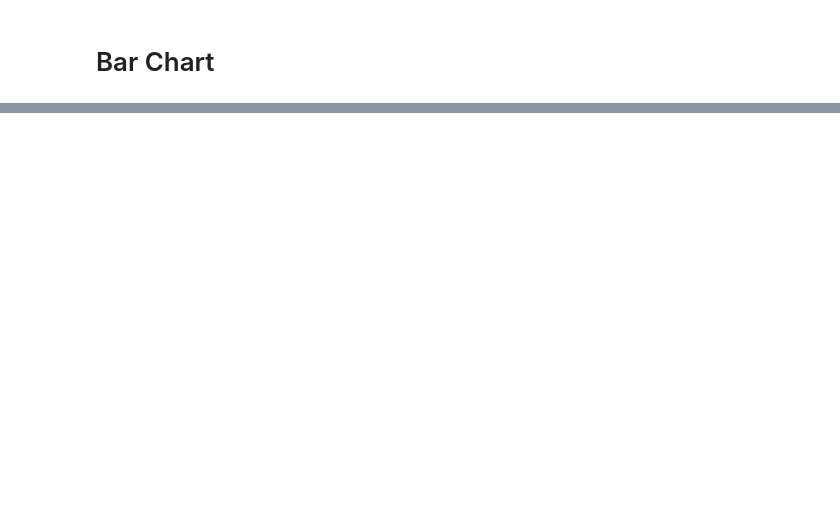
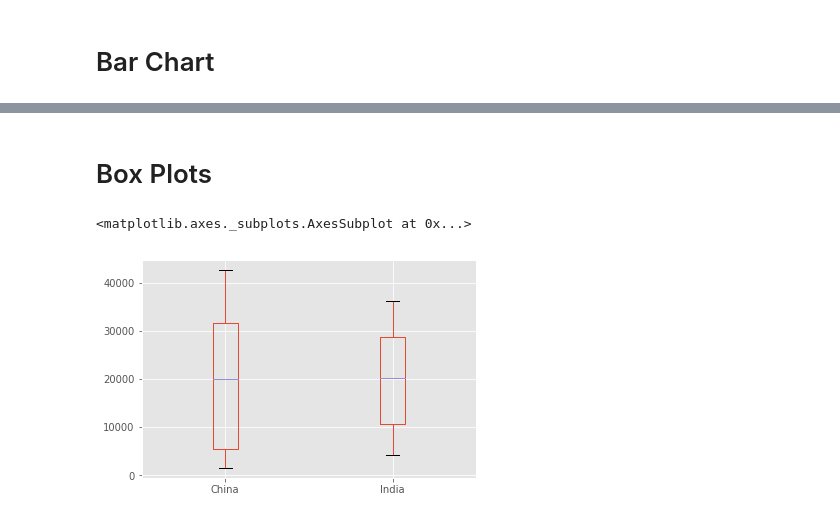
Before and after one commit to ksnblr/Coursera_Capstone, a Jupyter notebook: Pandas Basics.ipynb, the cells around one changed output, grey strips where cells are left out. Drawn from its saved outputs; the diff is of its cells as text; code cells hidden in the pictures; blank space fills up the shorter version.

```diff
--- a/Pandas Basics.ipynb
+++ b/Pandas Basics.ipynb
@@ -285,0 +314,8 @@ plt.legend("Albania")
+# %% [markdown]
+# Box Plots
+# %%
+box_df =df_can.loc[['China','India'],years].T
+box_df.plot(kind='box')
+# %% [output]
+<matplotlib.axes._subplots.AxesSubplot at 0x...>
+[figure, added]
```
Also changed, not shown: parts of 11 cells of this notebook.
